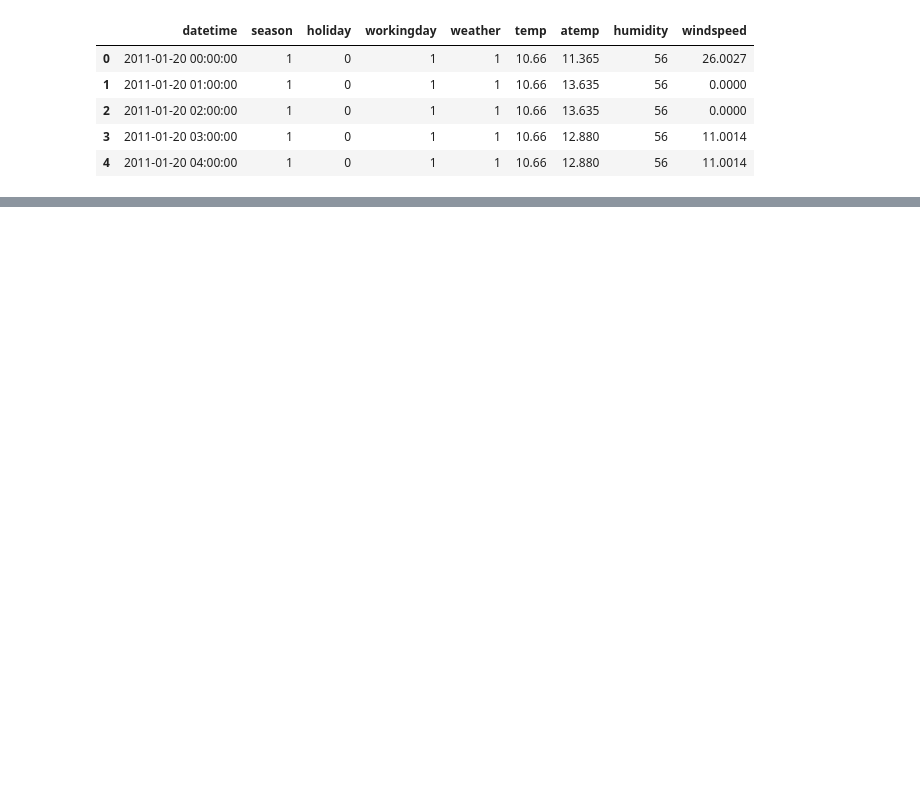
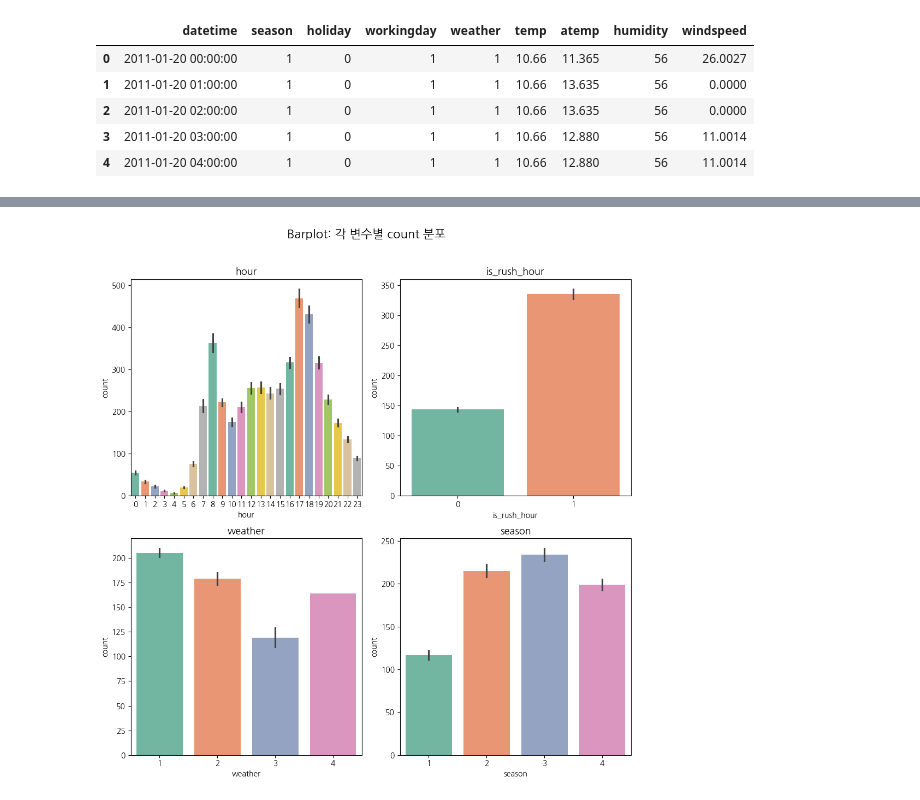
Before and after one commit to Nighthom/ML_M3, a Jupyter notebook: 미션3_1팀_윤승준.ipynb, the cells around one changed output, grey strips where cells are left out. Drawn from its saved outputs; the diff is of its cells as text; code cells hidden in the pictures; blank space fills up the shorter version.

```diff
--- a/미션3_1팀_윤승준.ipynb
+++ b/미션3_1팀_윤승준.ipynb
@@ -212,0 +263,29 @@ plt.show()
+# %%
+
+cols = ['hour', 'is_rush_hour', 'weather', 'season']
+
+n_cols = 2
+n_rows = -(-len(cols) // n_cols)  # 올림 나눗셈
+
+fig, axes = plt.subplots(nrows=n_rows, ncols=n_cols, figsize=(10, 10))
+axes = axes.flatten()
+
+for i, col in enumerate(cols):
+    sns.barplot(
+        data=train_df,
+        x=col,
+        y='count',
+        ax=axes[i],
+        hue=col,        # x와 동일한 변수 지정
+        legend=False,   # 범례 제거
+        palette='Set2'
+    )
+    axes[i].set_title(f'{col}', fontsize=13)
+    axes[i].set_xlabel(col)
+    axes[i].set_ylabel('count')
+
+plt.suptitle('Barplot: 각 변수별 count 분포', fontsize=16, y=1.02)
+plt.tight_layout()
+plt.show()
+# %% [output]
+[figure, added]
```
Also changed, not shown: parts of 62 cells of this notebook, 3 other files.
